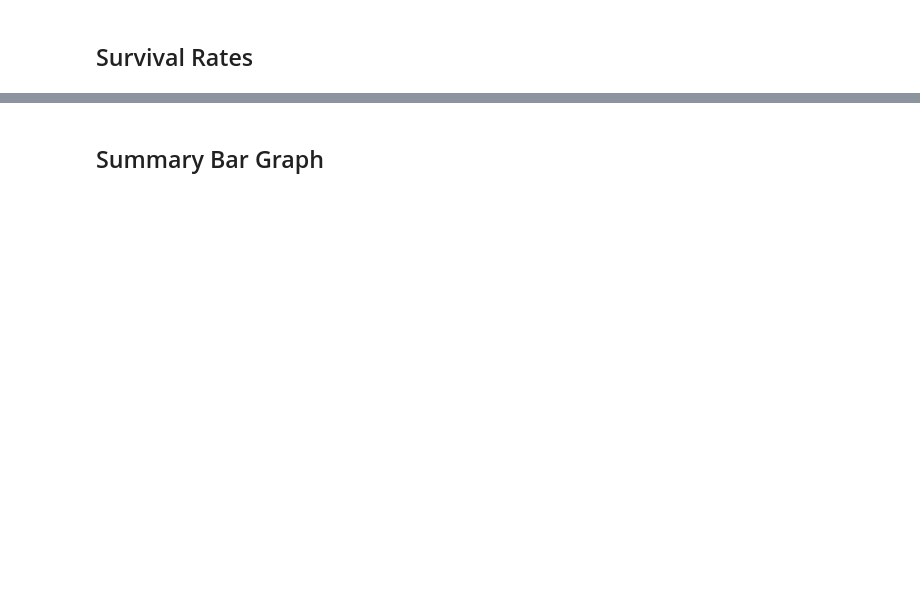
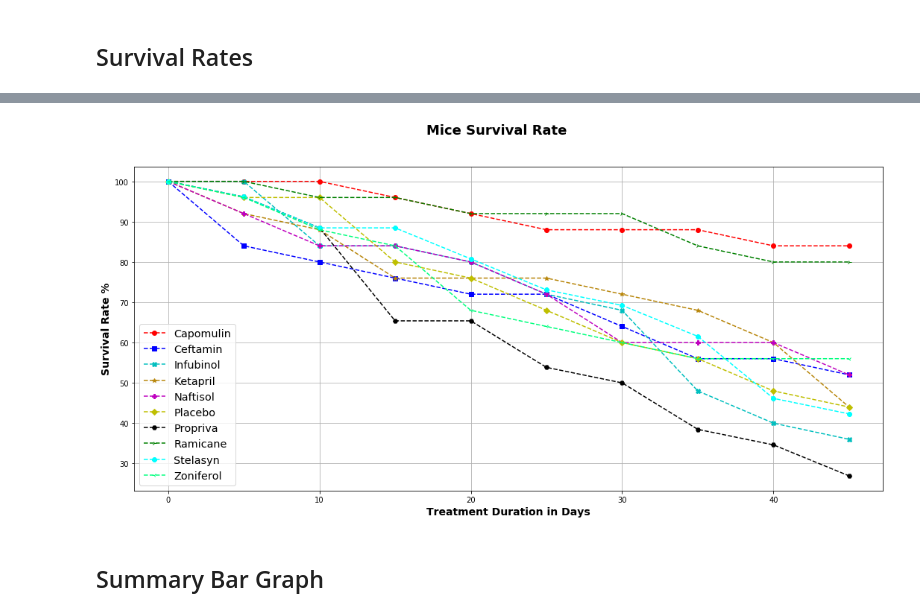
Before and after one commit to alejandrocz13/matplotlib-challenge, a Jupyter notebook: Pymaceuticals/pymaceuticals_ACZ.ipynb, the cells around one changed output, grey strips where cells are left out. Drawn from its saved outputs; the diff is of its cells as text; code cells hidden in the pictures; blank space fills up the shorter version.

```diff
--- a/Pymaceuticals/pymaceuticals_ACZ.ipynb
+++ b/Pymaceuticals/pymaceuticals_ACZ.ipynb
@@ -193,6 +278,14 @@ plt.show()
 # %%
 # Store the Count of Mice Grouped by Drug and Timepoint (W can pass any metric)
+# Convert to DataFrame
+# Preview DataFrame
 
-# Convert to DataFrame
+mice_grouped = pd.DataFrame(combined.groupby(["Drug", "Timepoint"]).count()["Mouse ID"])
+mice_grouped = mice_grouped.reset_index(drop=False)
 
-# Preview DataFrame
+# Minor Data Munging to Re-Format the Data Frames
+# Preview the Data Frame
+
+munged_mice_survival = mice_grouped.set_index(["Drug", "Timepoint"]).unstack("Drug")
+munged_mice_survival = munged_mice_survival.droplevel(0,axis=1)
+munged_mice_survival.head()
@@ -210,2 +303,31 @@ plt.show()
+# %%
+# Generate the Plot (Accounting for percentages)
+# Save the Figure
+# Show the Figure
+fig, ax = plt.subplots()
+fig.suptitle("Mice Survival Rate",fontsize=18, fontweight="bold")
+
+plt.gcf().set_size_inches(18,8)
+
+
+plt.plot((munged_mice_survival["Capomulin"]/munged_mice_survival.loc[0, "Capomulin"])*100,label="Capomulin", color= "r", ls="dashed", marker="o")
+plt.plot((munged_mice_survival["Ceftamin"]/munged_mice_survival.loc[0, "Ceftamin"])*100,label="Ceftamin", color= "b", ls="dashed", marker="s")
+plt.plot((munged_mice_survival["Infubinol"]/munged_mice_survival.loc[0, "Infubinol"])*100,label="Infubinol", color= "c", ls="dashed", marker="X")
+plt.plot((munged_mice_survival["Ketapril"]/munged_mice_survival.loc[0, "Ketapril"])*100,label="Ketapril", color= "darkgoldenrod", ls="dashed", marker="*")
+plt.plot((munged_mice_survival["Naftisol"]/munged_mice_survival.loc[0, "Naftisol"])*100,label="Naftisol", color= "m", ls="dashed", marker="P")
+plt.plot((munged_mice_survival["Placebo"]/munged_mice_survival.loc[0, "Placebo"])*100,label="Placebo", color= "y", ls="dashed", marker="D")
+plt.plot((munged_mice_survival["Propriva"]/munged_mice_survival.loc[0, "Propriva"])*100,label="Propriva", color= "k", ls="dashed", marker="H")
+plt.plot((munged_mice_survival["Ramicane"]/munged_mice_survival.loc[0, "Ramicane"])*100,label="Ramicane", color= "g", ls="dashed", marker="4")
+plt.plot((munged_mice_survival["Stelasyn"]/munged_mice_survival.loc[0, "Stelasyn"])*100,label="Stelasyn", color= "cyan", ls="dashed", marker="8")
+plt.plot((munged_mice_survival["Zoniferol"]/munged_mice_survival.loc[0, "Zoniferol"])*100,label="Zoniferol", color= "springgreen", ls="dashed", marker="3")
+
+plt.xlabel("Treatment Duration in Days", fontsize=14, fontweight="bold")
+plt.ylabel("Survival Rate %", fontsize=14, fontweight="bold")
+plt.legend(loc="best", fontsize="x-large")
+plt.grid()
+plt.savefig("../Pymaceuticals/Images/MiceSurvivalbyTreatment.png")
+plt.show()
+# %% [output]
+[figure, added]
 # %% [markdown]
 ## Summary Bar Graph
```
Also changed, not shown: parts of 22 cells of this notebook, 4 other files.
